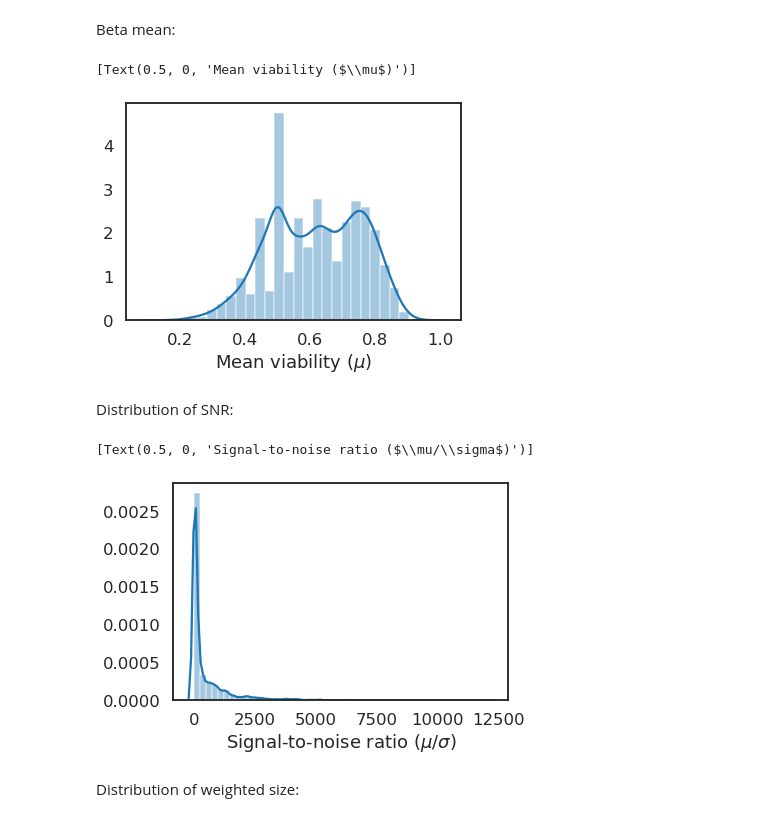
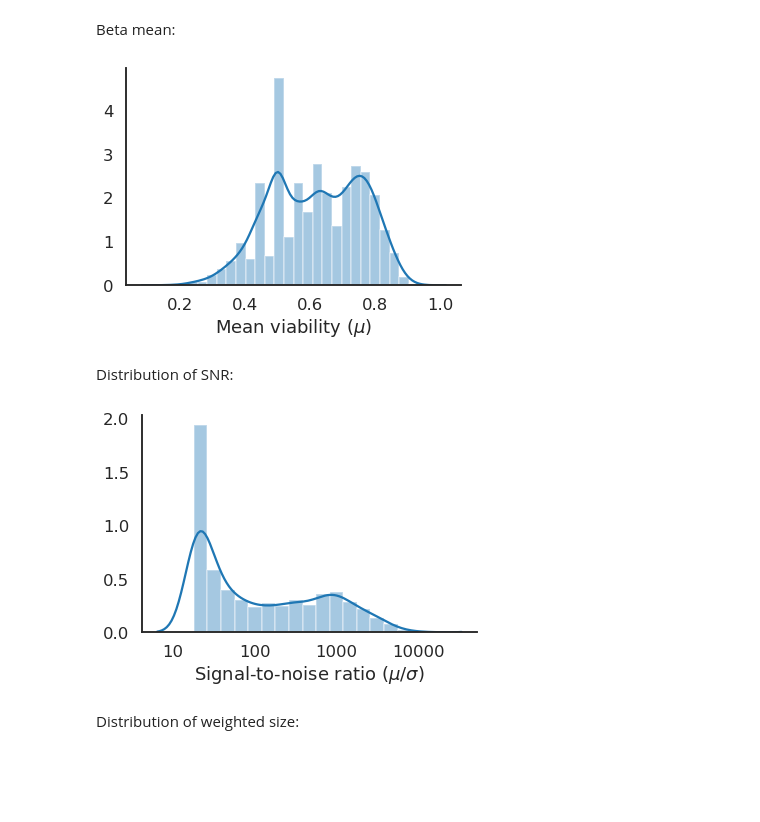
Before and after one commit to nataliavelez/OneHourOneLife, a Jupyter notebook: 2_demographics/2_6_lineage_success.ipynb, the cells around one changed output. Cells and saved outputs as stored; diff of their text form; code cells hidden in the pictures; blank space fills up the shorter version.

```diff
--- a/2_demographics/2_6_lineage_success.ipynb
+++ b/2_demographics/2_6_lineage_success.ipynb
@@ -367,17 +367,18 @@ Beta mean:
 # %%
 ax = sns.distplot(mortality_summ['beta_mean'])
 ax.set(xlabel = 'Mean viability ($\mu$)')
+sns.despine()
 # %% [output]
-[Text(0.5, 0, 'Mean viability ($\\mu$)')]
-[figure, old version]
+[figure, new version]
 # %% [markdown]
 Distribution of SNR:
 # %%
-ax = sns.distplot(mortality_summ['snr'])
-ax.set(xlabel='Signal-to-noise ratio ($\mu/\sigma$)')
+ax = sns.distplot(np.log10(mortality_summ['snr']))
+ax.set(xlabel='Signal-to-noise ratio ($\mu/\sigma$)',
+       xticks = np.arange(1,5), xticklabels=[10**x for x in np.arange(1,5)])
+sns.despine()
 # %% [output]
-[Text(0.5, 0, 'Signal-to-noise ratio ($\\mu/\\sigma$)')]
-[figure, old version]
+[figure, new version]
 # %% [markdown]
 Distribution of weighted size:
 # %%
```
Also changed, not shown: parts of 10 cells of this notebook, 1 other file.
